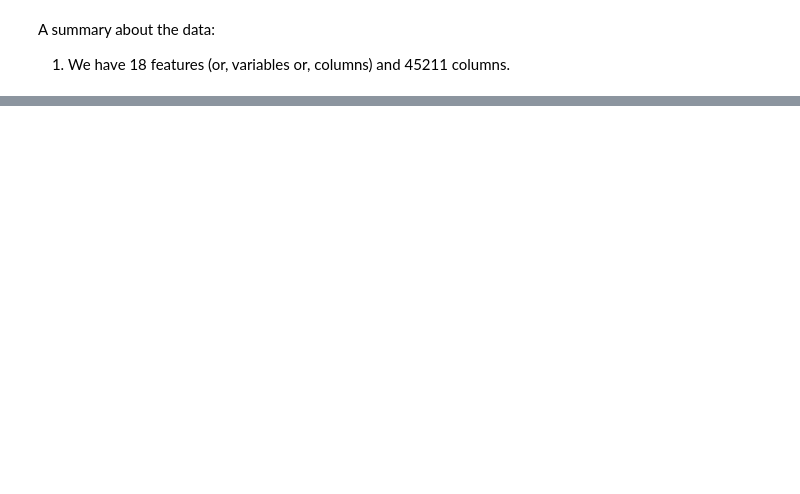
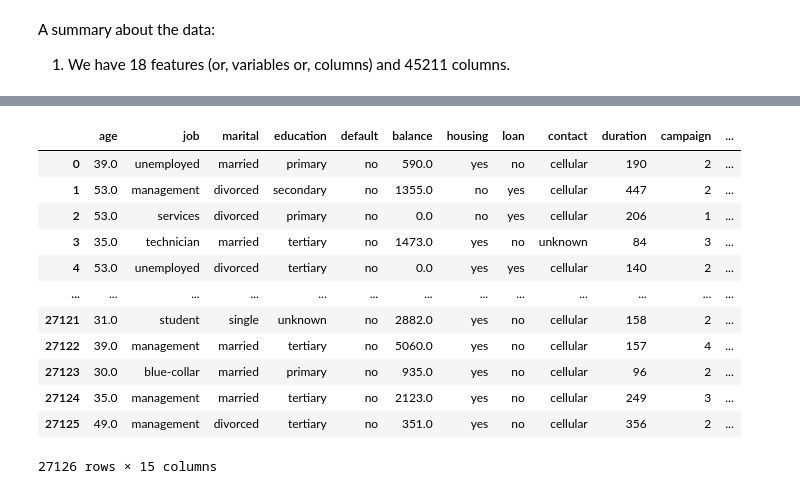
Before and after one commit to bhasarma/mlcoursezoom-camp, a Jupyter notebook: WK08-09-midterm-project/notebook.ipynb, the cells around one changed output, grey strips where cells are left out. Drawn from its saved outputs; the diff is of its cells as text; code cells hidden in the pictures; blank space fills up the shorter version.

```diff
--- a/WK08-09-midterm-project/notebook.ipynb
+++ b/WK08-09-midterm-project/notebook.ipynb
@@ -176,0 +440,7 @@ A summary about the data:
+# %%
+df_full_train, df_test = train_test_split(df, test_size = 0.2, random_state = 11)
+df_train, df_val = train_test_split(df_full_train, test_size = 0.25, random_state = 11)
+# %%
+df_train = df_train.reset_index(drop = True)
+df_val   = df_val.reset_index(drop = True)
+df_test = df_test.reset_index(drop = True)
@@ -176,0 +457,16 @@ A summary about the data:
+# %%
+df_train
+# %% [output]
+|  | age | job | marital | education | default | balance | housing | loan | contact | duration | campaign | ... |
+| 0 | 39.0 | unemployed | married | primary | no | 590.0 | yes | no | cellular | 190 | 2 | ... |
+| 1 | 53.0 | management | divorced | secondary | no | 1355.0 | no | yes | cellular | 447 | 2 | ... |
+| 2 | 53.0 | services | divorced | primary | no | 0.0 | no | yes | cellular | 206 | 1 | ... |
+| 3 | 35.0 | technician | married | tertiary | no | 1473.0 | yes | no | unknown | 84 | 3 | ... |
+| 4 | 53.0 | unemployed | divorced | tertiary | no | 0.0 | yes | yes | cellular | 140 | 2 | ... |
+| ... | ... | ... | ... | ... | ... | ... | ... | ... | ... | ... | ... | ... |
+| 27121 | 31.0 | student | single | unknown | no | 2882.0 | yes | no | cellular | 158 | 2 | ... |
+| 27122 | 39.0 | management | married | tertiary | no | 5060.0 | yes | no | cellular | 157 | 4 | ... |
+| 27123 | 30.0 | blue-collar | married | primary | no | 935.0 | yes | no | cellular | 96 | 2 | ... |
+| 27124 | 35.0 | management | married | tertiary | no | 2123.0 | yes | no | cellular | 249 | 3 | ... |
+| 27125 | 49.0 | management | divorced | tertiary | no | 351.0 | yes | no | cellular | 356 | 2 | ... |
+27126 rows × 15 columns
```
Also changed, not shown: parts of 43 cells of this notebook.
